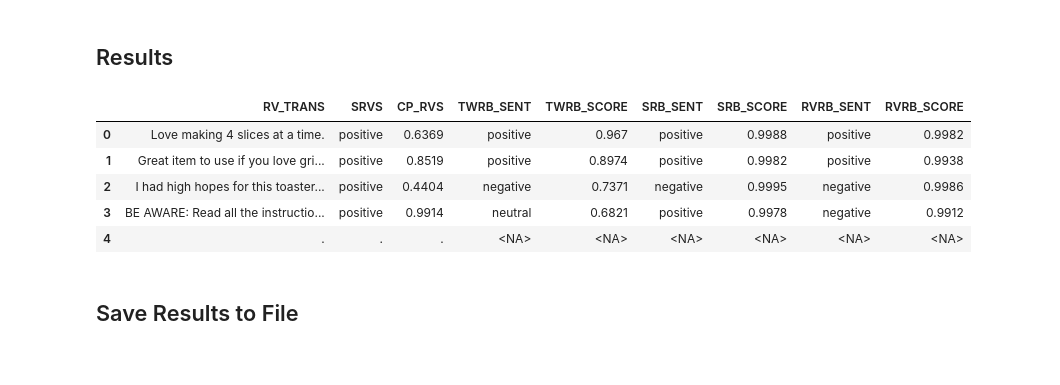
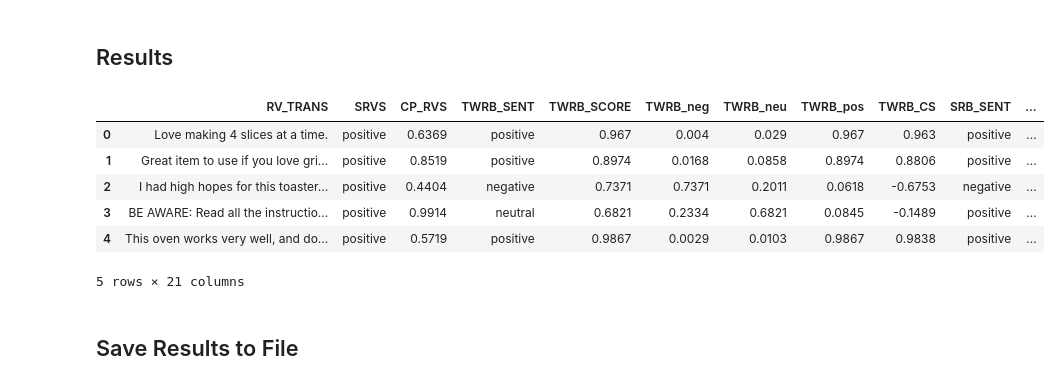
Before and after one commit to FBDjnr/rating_distribution, a Jupyter notebook: python_codes/sentiment_analyses.ipynb, the cells around one changed output. Cells and saved outputs as stored; diff of their text form; code cells hidden in the pictures.

```diff
--- a/python_codes/sentiment_analyses.ipynb
+++ b/python_codes/sentiment_analyses.ipynb
@@ -248,18 +208,16 @@ sentiment_pipeline_rvrb = pipeline(
     batch_size=32,          # Process in batches for speed
 )
 # Analyze sentiment and add results to the DataFrame
-toaster_dedup_df = analyze_sentiment(
-    toaster_dedup_df,
+toaster_clean_df = analyze_sentiment(
+    toaster_clean_df,
     sentiment_pipeline=sentiment_pipeline_rvrb,
     text_col="RV_TRANS",
     label_map=LABEL_MAP,
+    sentiment_col="RVRB_SENT",
+    score_col="RVRB_SCORE",
+    neg_col="RVRB_neg",
+    neu_col="RVRB_neu",
+    pos_col="RVRB_pos",
+    compound_col="RVRB_CS",
 )
-
-# Rename BERT output columns for clarity
-toaster_dedup_df = toaster_dedup_df.rename(
-    columns={
-        "SENTIMENT": "RVRB_SENT",
-        "SENTIMENT_SCORE": "RVRB_SCORE",
-    }
-)
 # %% [output]
@@ -299,16 +240,39 @@ Long reviews that used chunking:
 ## Results
 # %%
 # Review the results
-cols = ["RV_TRANS", "SRVS", "CP_RVS", "TWRB_SENT", "TWRB_SCORE", "SRB_SENT", "SRB_SCORE", "RVRB_SENT", "RVRB_SCORE"]
+cols = [
+    "RV_TRANS",
+    "SRVS",
+    "CP_RVS",
+    "TWRB_SENT",
+    "TWRB_SCORE",
+    "TWRB_neg",
+    "TWRB_neu",
+    "TWRB_pos",
+    "TWRB_CS",
+    "SRB_SENT",
+    "SRB_SCORE",
+    "SRB_neg",
+    "SRB_neu",
+    "SRB_pos",
+    "SRB_CS",
+    "RVRB_SENT",
+    "RVRB_SCORE",
+    "RVRB_neg",
+    "RVRB_neu",
+    "RVRB_pos",
+    "RVRB_CS",
+]
 pd.set_option("display.max_colwidth", 120)
-display(toaster_dedup_df[cols].head())
+display(toaster_clean_df[cols].head())
 # %% [output]
-|  | RV_TRANS | SRVS | CP_RVS | TWRB_SENT | TWRB_SCORE | SRB_SENT | SRB_SCORE | RVRB_SENT | RVRB_SCORE |
-| 0 | Love making 4 slices at a time. | positive | 0.6369 | positive | 0.967 | positive | 0.9988 | positive | 0.9982 |
-| 1 | Great item to use if you love gri... | positive | 0.8519 | positive | 0.8974 | positive | 0.9982 | positive | 0.9938 |
-| 2 | I had high hopes for this toaster... | positive | 0.4404 | negative | 0.7371 | negative | 0.9995 | negative | 0.9986 |
-| 3 | BE AWARE: Read all the instructio... | positive | 0.9914 | neutral | 0.6821 | positive | 0.9978 | negative | 0.9912 |
-| 4 | . | . | . | <NA> | <NA> | <NA> | <NA> | <NA> | <NA> |
+|  | RV_TRANS | SRVS | CP_RVS | TWRB_SENT | TWRB_SCORE | TWRB_neg | TWRB_neu | TWRB_pos | TWRB_CS | SRB_SENT | ... |
+| 0 | Love making 4 slices at a time. | positive | 0.6369 | positive | 0.967 | 0.004 | 0.029 | 0.967 | 0.963 | positive | ... |
+| 1 | Great item to use if you love gri... | positive | 0.8519 | positive | 0.8974 | 0.0168 | 0.0858 | 0.8974 | 0.8806 | positive | ... |
+| 2 | I had high hopes for this toaster... | positive | 0.4404 | negative | 0.7371 | 0.7371 | 0.2011 | 0.0618 | -0.6753 | negative | ... |
+| 3 | BE AWARE: Read all the instructio... | positive | 0.9914 | neutral | 0.6821 | 0.2334 | 0.6821 | 0.0845 | -0.1489 | positive | ... |
+| 4 | This oven works very well, and do... | positive | 0.5719 | positive | 0.9867 | 0.0029 | 0.0103 | 0.9867 | 0.9838 | positive | ... |
+5 rows × 21 columns
 # %% [markdown]
 ## Save Results to File
 # %%
```
Also changed, not shown: parts of 26 cells of this notebook, 12 other files.
